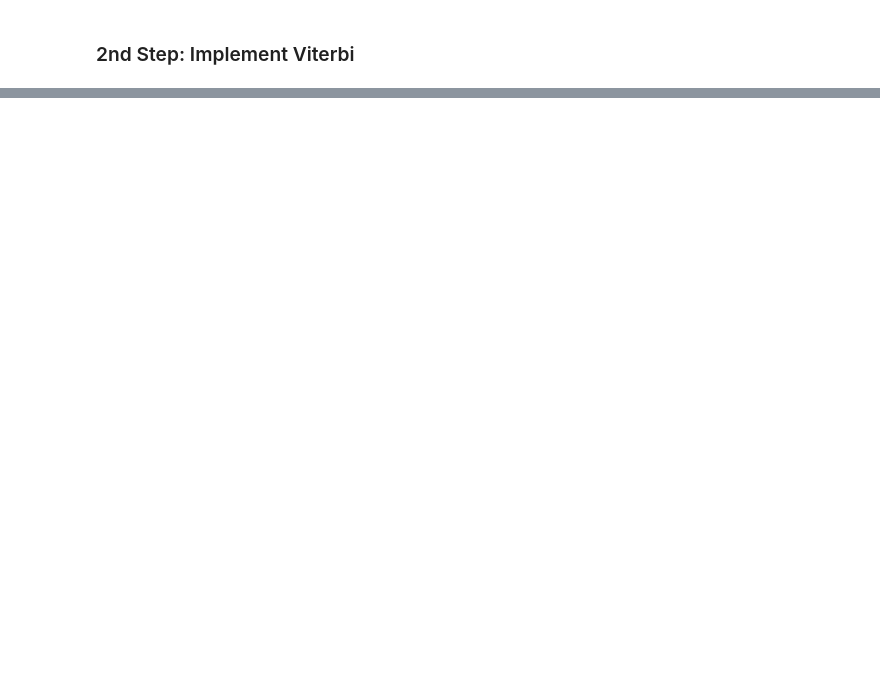
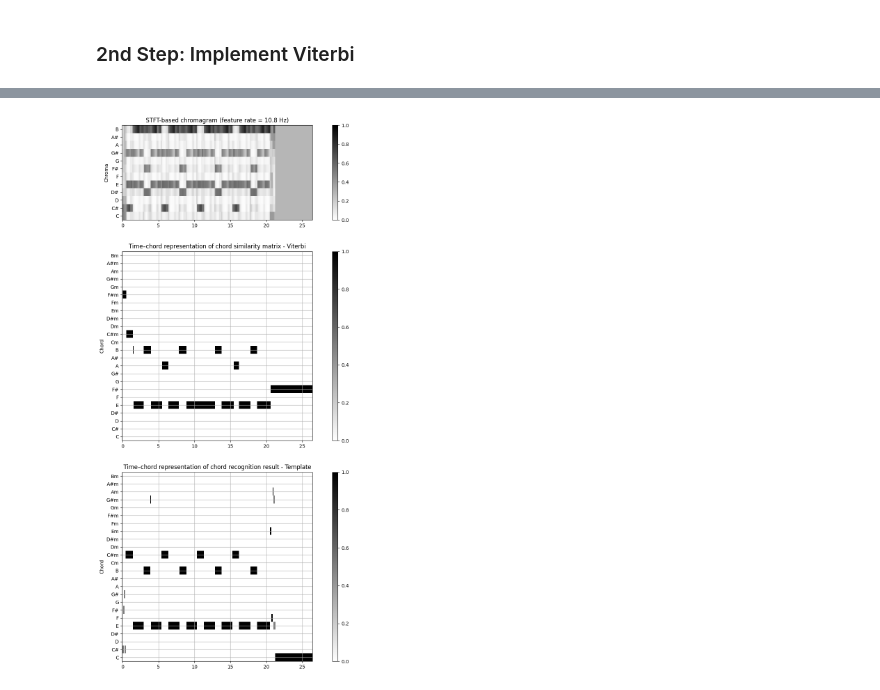
Before and after one commit to Kiro-V/Chord-Recognition, a Jupyter notebook: chord-recognition.ipynb, the cells around one changed output, grey strips where cells are left out. Cells and saved outputs as stored; diff of their text form; code cells hidden in the pictures; blank space fills up the shorter version.

```diff
--- a/chord-recognition.ipynb
+++ b/chord-recognition.ipynb
@@ -239,0 +278,35 @@ plt.show()
+# %%
+# Chord recognition
+B_O, _ = tm.chord_recognition_template(X_CQT_median,nonchord=False, norm_sim='max')
+C = 1/24 * np.ones((1,24))
+A = A_comb
+
+chord_viterbi, _, _, _ = hmm.viterbi_log_likelihood(A, B_O=B_O, C=C)
+
+chord_sim, chord_max = tm.chord_recognition_template(X_CQT_median,nonchord=False, norm_sim='max')
+
+## Plot Results ##
+
+chord_labels_hmm = tm.get_chord_labels(nonchord=False)
+
+fig, ax = plt.subplots(3, 2, gridspec_kw={'width_ratios': [1, 0.03],
+                                          'height_ratios': [1.5, 3, 3]}, figsize=(8, 20))
+libfmp.b.plot_chromagram(X_CQT_median, ax=[ax[0,0], ax[0,1]], Fs=Fs_X, clim=[0, 1], xlabel='',
+                         title='STFT-based chromagram (feature rate = %0.1f Hz)' % (Fs_X))
+
+libfmp.b.plot_matrix(chord_viterbi, ax=[ax[1, 0], ax[1, 1]], Fs=Fs_X,
+                     title='Time–chord representation of chord similarity matrix - Viterbi',
+                     ylabel='Chord', xlabel='')
+ax[1, 0].set_yticks(np.arange( len(chord_labels_hmm) ))
+ax[1, 0].set_yticklabels(chord_labels_hmm)
+ax[1, 0].grid()
+
+libfmp.b.plot_matrix(chord_max, ax=[ax[2, 0], ax[2, 1]], Fs=Fs_X,
+                     title='Time–chord representation of chord recognition result - Template',
+                     ylabel='Chord', xlabel='')
+ax[2, 0].set_yticks(np.arange( len(chord_labels_hmm) ))
+ax[2, 0].set_yticklabels(chord_labels_hmm)
+ax[2, 0].grid()
+plt.show()
+# %% [output]
+[figure, added]
```
Also changed, not shown: parts of 7 cells of this notebook, 14 other files.
